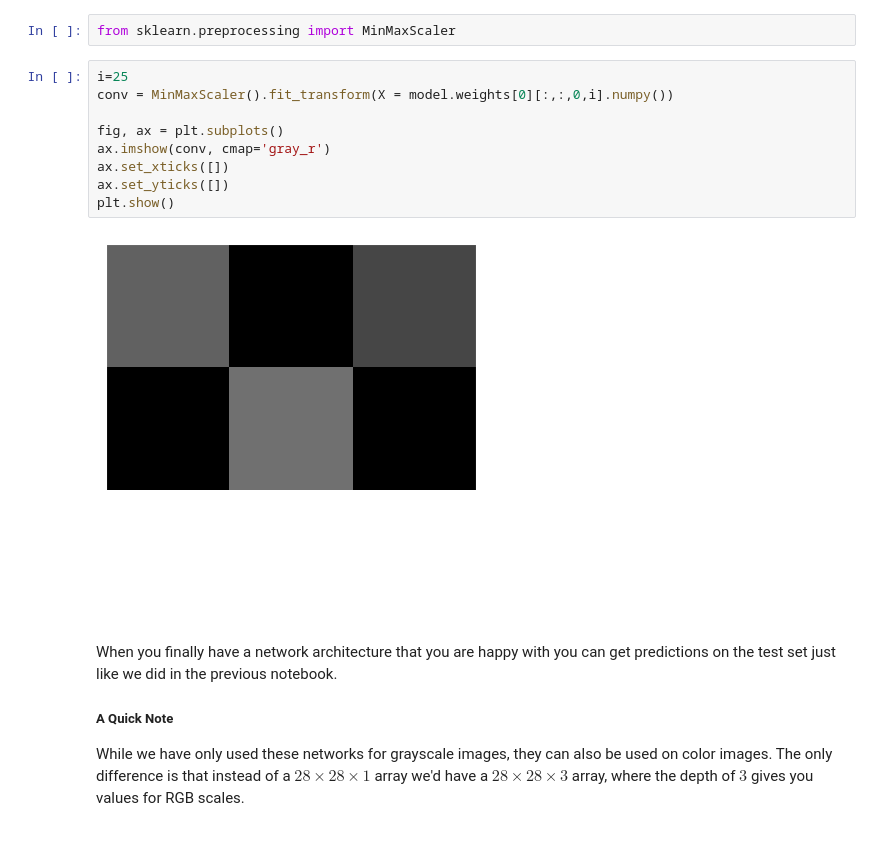
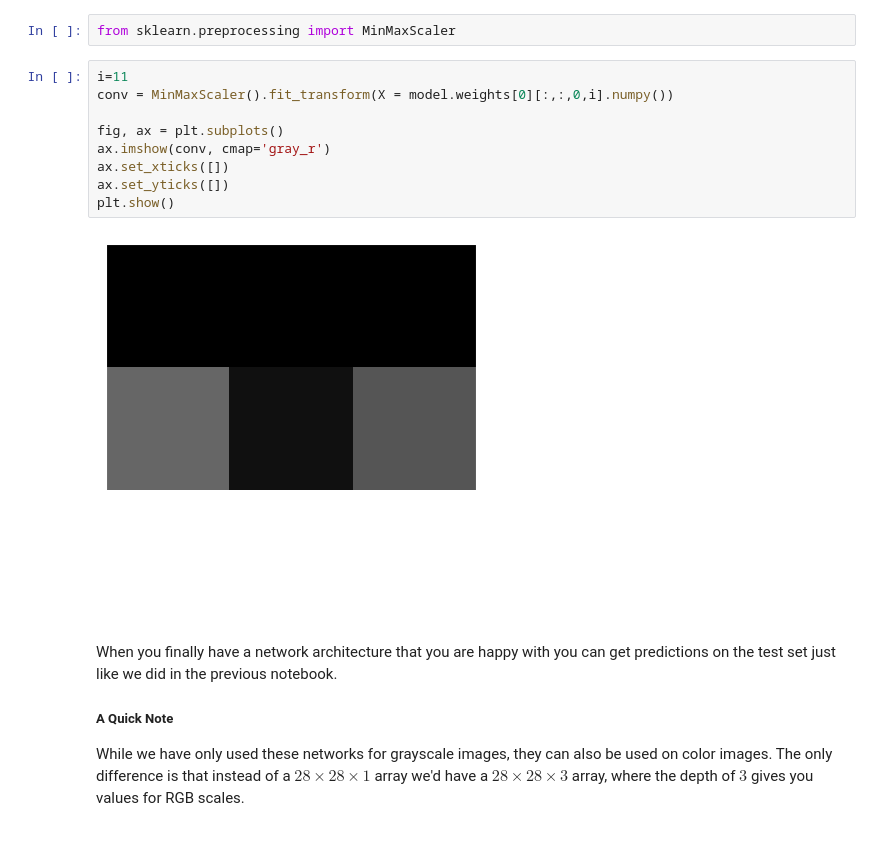
Before and after one commit to parabamoghv/Erdos_AU2024_copy, a Jupyter notebook: week_12_neural_networks/lecture_12/1_Introduction_to_Convolutional_Neural_Networks.ipynb, the cells around one changed output. Cells and saved outputs as stored; diff of their text form.

```diff
--- a/week_12_neural_networks/lecture_12/1_Introduction_to_Convolutional_Neural_Networks.ipynb
+++ b/week_12_neural_networks/lecture_12/1_Introduction_to_Convolutional_Neural_Networks.ipynb
@@ -309,16 +322,16 @@ We can also visualize what kinds of shapes each of convolutional weights will ac
 # %%
 from sklearn.preprocessing import MinMaxScaler
 # %%
-i=25
+i=11
 conv = MinMaxScaler().fit_transform(X = model.weights[0][:,:,0,i].numpy())
 
 fig, ax = plt.subplots()
 ax.imshow(conv, cmap='gray_r')
 ax.set_xticks([])
 ax.set_yticks([])
 plt.show()
 # %% [output]
-[figure, old version]
+[figure, new version]
 # %% [markdown]
 When you finally have a network architecture that you are happy with you can get predictions on the test set just like we did in the previous notebook.
 
```
Also changed, not shown: parts of 5 cells of this notebook, 1 other file.
